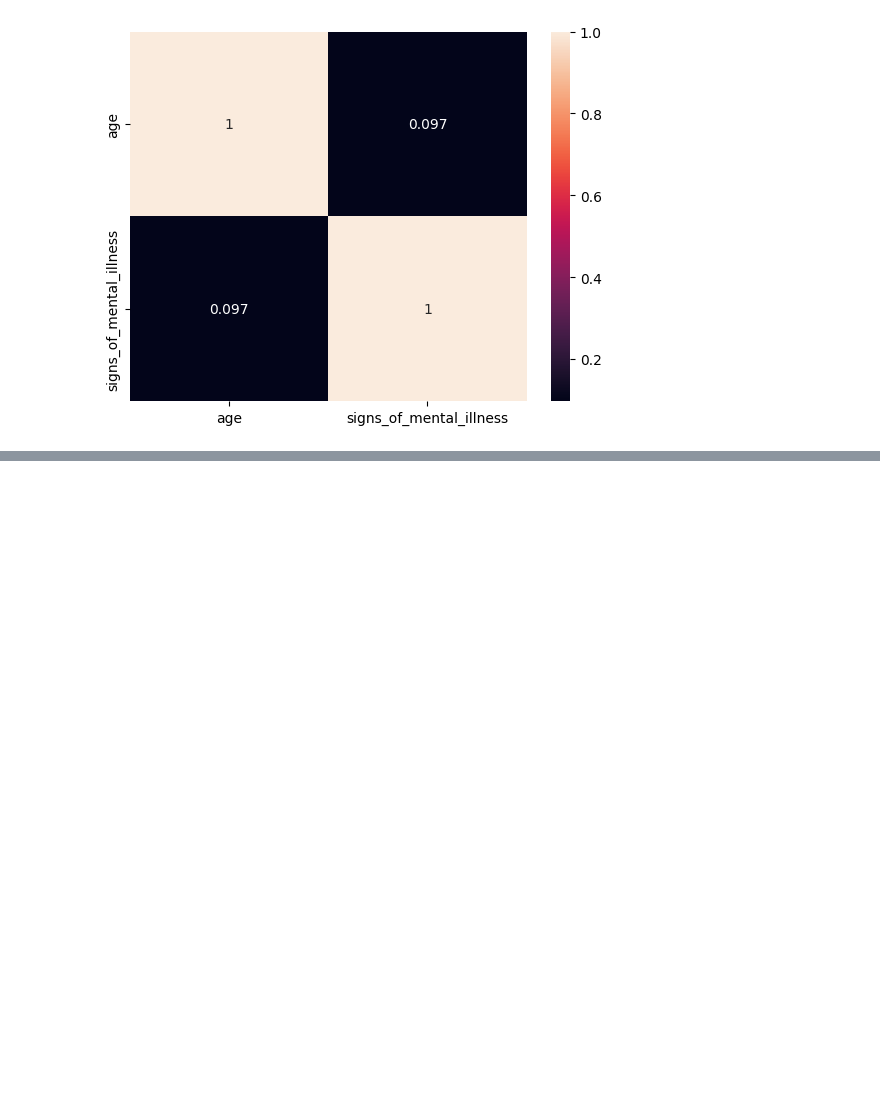
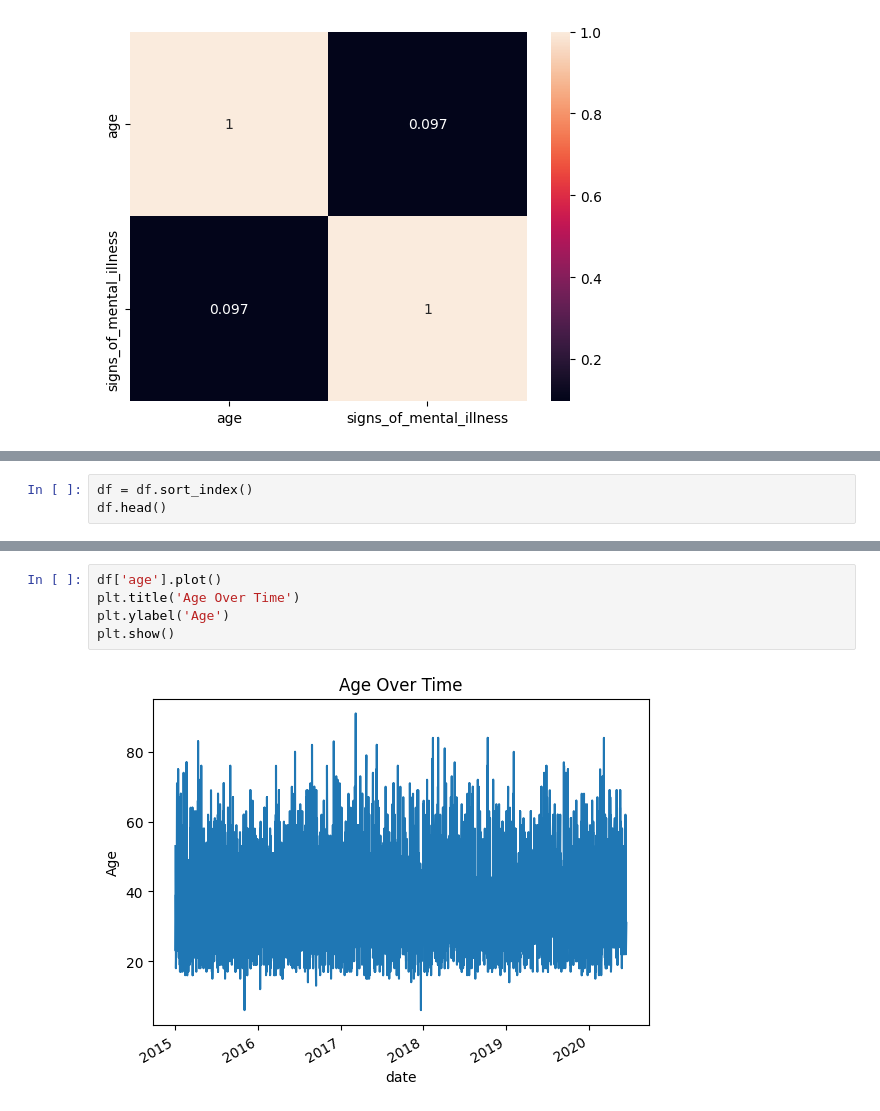
Before and after one commit to Vikaash7/21BDS0052-EDA, a Jupyter notebook: 21BDS0052.ipynb, the cells around one changed output, grey strips where cells are left out. Saved outputs shown, nothing was run; the diff lists cells and outputs as text; blank space fills up the shorter version.

```diff
--- a/21BDS0052.ipynb
+++ b/21BDS0052.ipynb
@@ -203,0 +226,3 @@ plt.show()
+# %%
+df = df.sort_index()
+df.head()
@@ -203,0 +237,7 @@ plt.show()
+# %%
+df['age'].plot()
+plt.title('Age Over Time')
+plt.ylabel('Age')
+plt.show()
+# %% [output]
+[figure, added]
```
Also changed, not shown: parts of 5 cells of this notebook.
